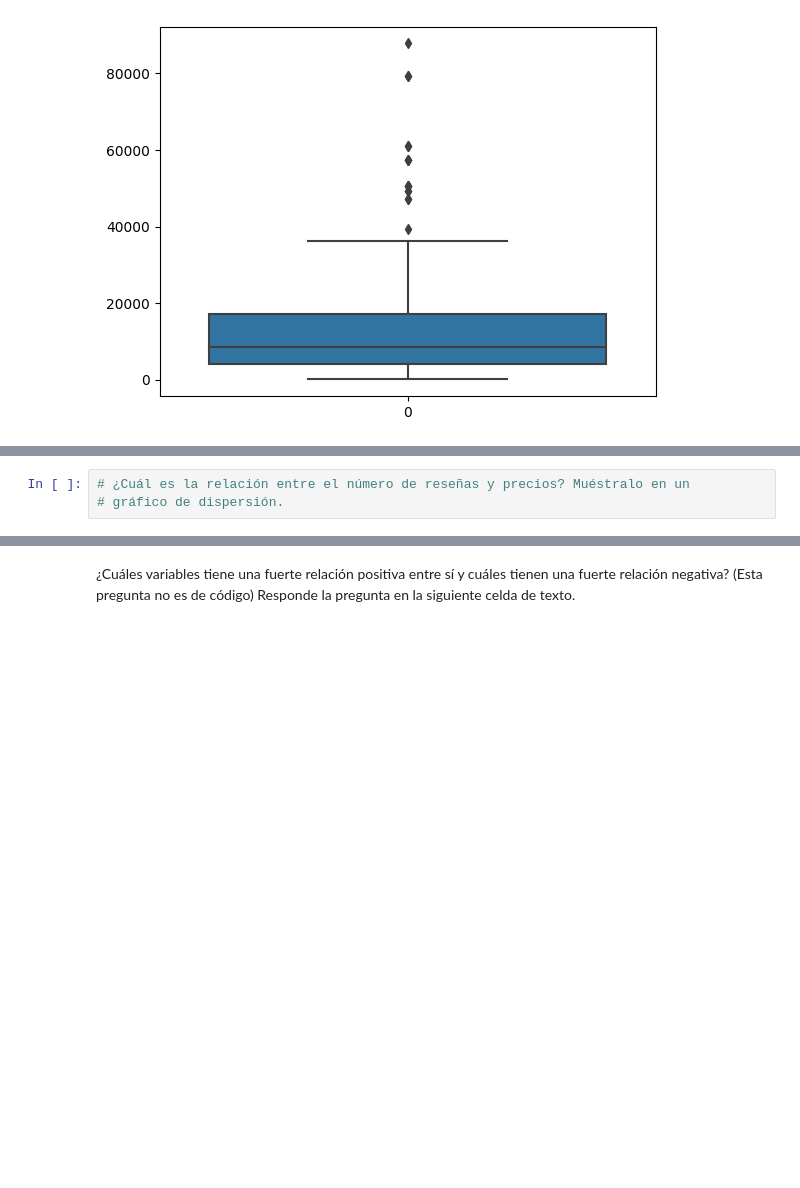
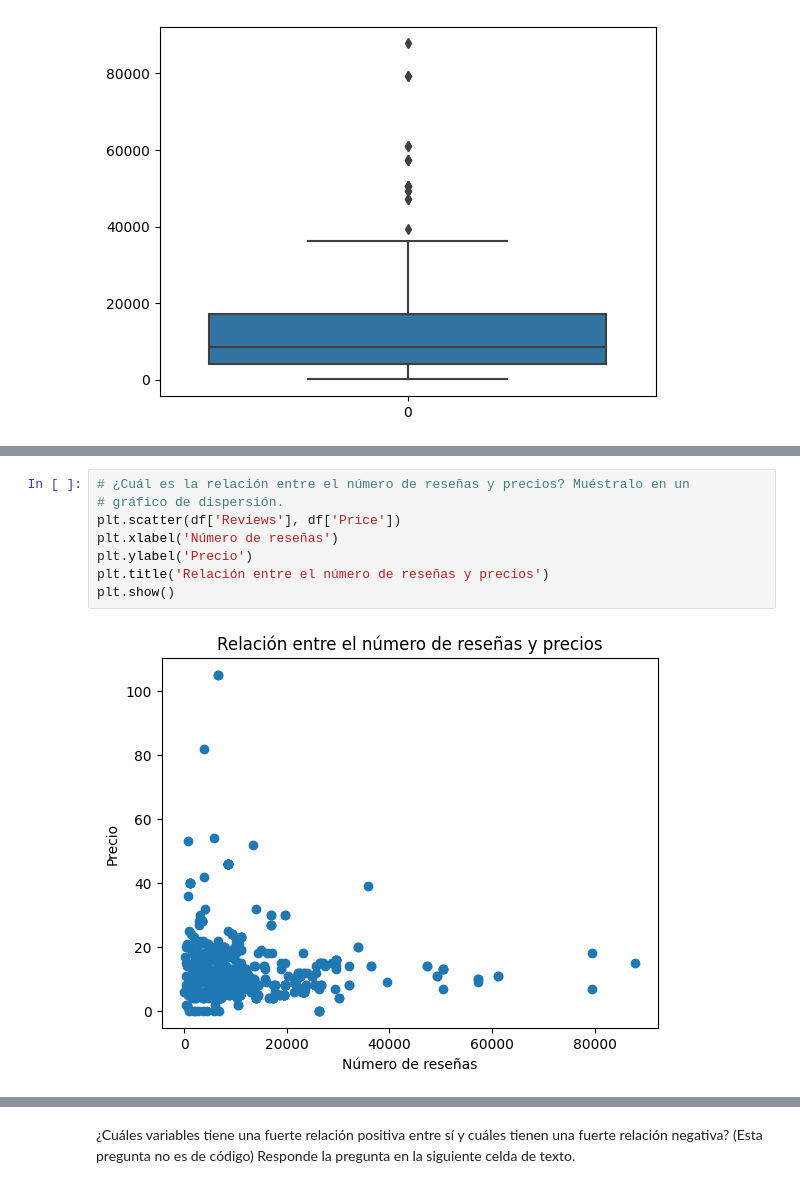
Before and after one commit to DHurtado714-itesm/ST-Arte-de-la-programacion, a Jupyter notebook: workspace/07-2-actividad-visualizacion.ipynb, the cells around one changed output, grey strips where cells are left out. Saved outputs shown, nothing was run; the diff lists cells and outputs as text; blank space fills up the shorter version.

```diff
--- a/workspace/07-2-actividad-visualizacion.ipynb
+++ b/workspace/07-2-actividad-visualizacion.ipynb
@@ -92,6 +97,13 @@ sns.boxplot(df['Reviews'])
 # %%
 # ¿Cuál es la relación entre el número de reseñas y precios? Muéstralo en un
 # gráfico de dispersión.
+plt.scatter(df['Reviews'], df['Price'])
+plt.xlabel('Número de reseñas')
+plt.ylabel('Precio')
+plt.title('Relación entre el número de reseñas y precios')
+plt.show()
+# %% [output]
+[figure, added]
 # %%
 # De la pregunta anterior, ¿influye algo el año de publicación? ¿Cuál es la
 # relación entre el número de reseñar, el precio y el año de publicación?
```
Also changed, not shown: parts of 7 cells of this notebook, 3 other files.
